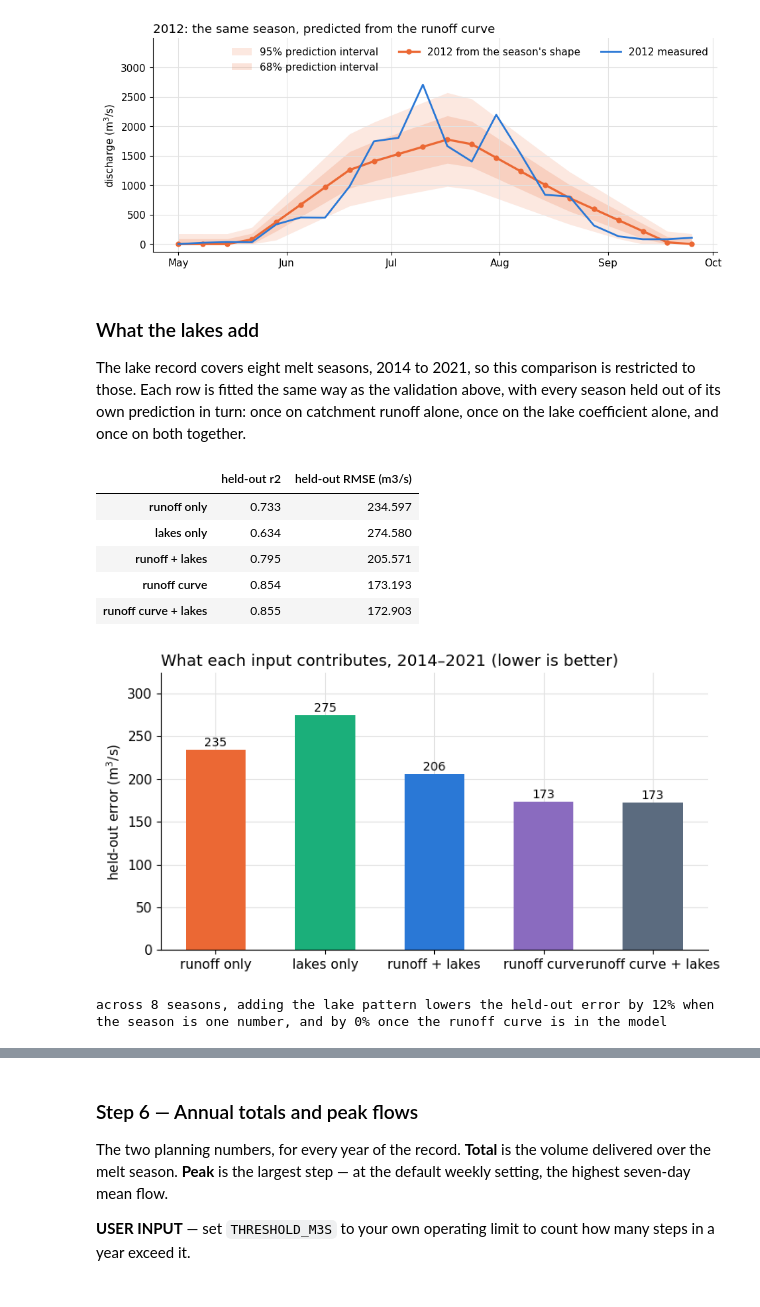
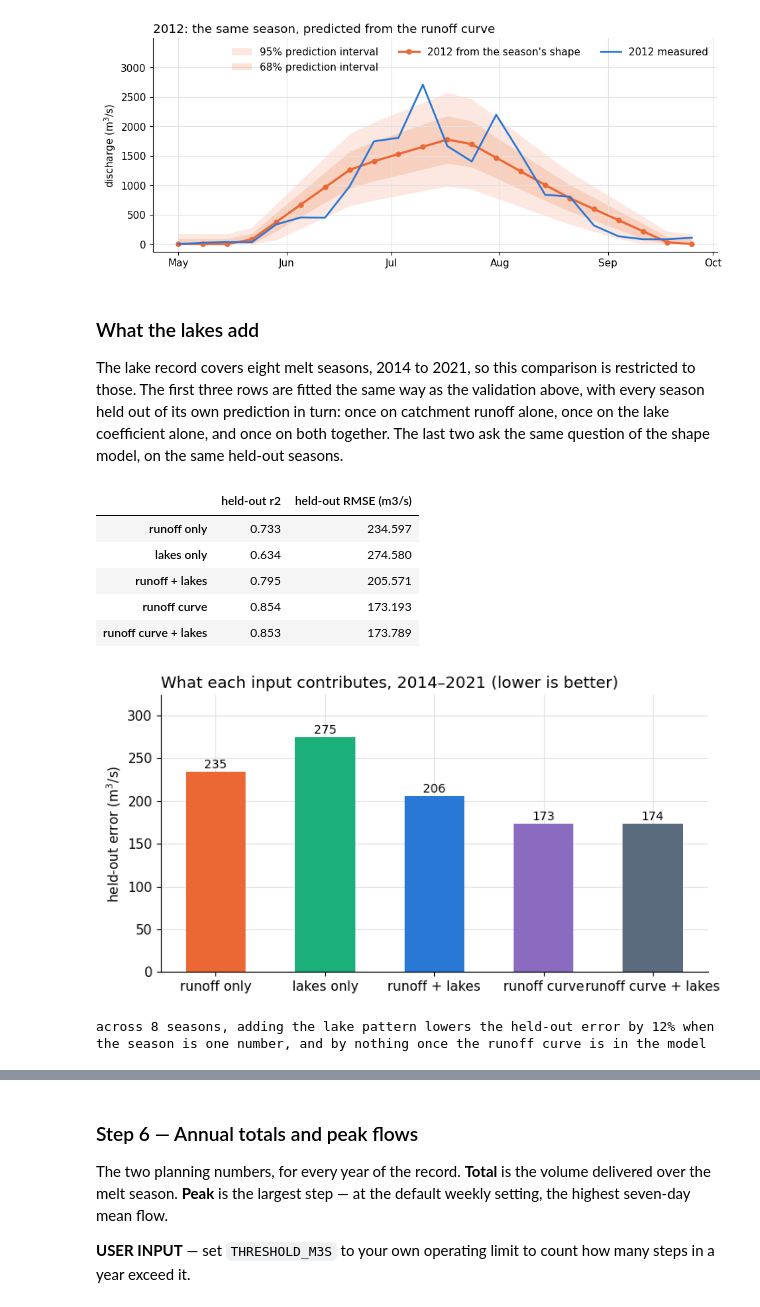
Before and after one commit to DTC-Ice-Sheets/dtc_is_notebooks, a Jupyter notebook: DTC-IS-Hydropower.ipynb, the cells around one changed output, grey strips where cells are left out. Drawn from its saved outputs; the diff is of its cells as text; code cells hidden in the pictures.

```diff
--- a/DTC-IS-Hydropower.ipynb
+++ b/DTC-IS-Hydropower.ipynb
@@ -713,9 +713,11 @@ Held out, every season: r2 = 0.86, typical error 184 m3/s, against 217 m3/s for
 ### What the lakes add
 
 The lake record covers eight melt seasons, 2014 to 2021, so this comparison is
-restricted to those. Each row is fitted the same way as the validation above,
-with every season held out of its own prediction in turn: once on catchment
-runoff alone, once on the lake coefficient alone, and once on both together.
+restricted to those. The first three rows are fitted the same way as the
+validation above, with every season held out of its own prediction in turn:
+once on catchment runoff alone, once on the lake coefficient alone, and once on
+both together. The last two ask the same question of the shape model, on the
+same held-out seasons.
 # %%
 #@title Compare runoff, lakes, and both together
 if lake_coefficients is not None:
@@ -750,40 +752,41 @@ if lake_coefficients is not None:
     display(contribution.round(3))
 
     fig, ax = plt.subplots(figsize=(7.5, 4))
     ax.set_axisbelow(True)
     bars = ax.bar(contribution.index, contribution["held-out RMSE (m3/s)"],
                   color=[MODEL, ALT, OBS, "#8a6bbf", "#5b6b7f"], width=0.55)
     for bar, value in zip(bars, contribution["held-out RMSE (m3/s)"], strict=False):
         ax.text(bar.get_x() + bar.get_width() / 2, value + 4, f"{value:.0f}",
                 ha="center", fontsize=10)
     ax.set_ylabel("held-out error (m$^3$/s)")
     ax.set_title(f"What each input contributes, {lake_seasons.min()}"
                  f"\u2013{lake_seasons.max()} (lower is better)", loc="left")
     ax.set_ylim(0, contribution["held-out RMSE (m3/s)"].max() * 1.18)
     plt.tight_layout()
     plt.show()
 
     def _gain(better: str, base: str) -> float:
         return (1 - contribution.loc[better, "held-out RMSE (m3/s)"]
                 / contribution.loc[base, "held-out RMSE (m3/s)"])
 
+    on_a_number = _gain("runoff + lakes", "runoff only")
+    on_a_curve = _gain("runoff curve + lakes", "runoff curve")
     print(f"across {len(lake_seasons)} seasons, adding the lake pattern lowers the "
-          f"held-out error by {_gain('runoff + lakes', 'runoff only'):.0%} when the "
-          f"season is one number, and by "
-          f"{_gain('runoff curve + lakes', 'runoff curve'):.0%} once the runoff "
-          f"curve is in the model")
+          f"held-out error by {on_a_number:.0%} when the season is one number, and "
+          f"by {'nothing' if on_a_curve < 0.005 else format(on_a_curve, '.0%')} "
+          f"once the runoff curve is in the model")
 else:
     print("The lake coefficients are not available in this run, so their "
           "contribution cannot be measured here.")
 # %% [output]
 |  | held-out r2 | held-out RMSE (m3/s) |
 | runoff only | 0.733 | 234.597 |
 | lakes only | 0.634 | 274.580 |
 | runoff + lakes | 0.795 | 205.571 |
 | runoff curve | 0.854 | 173.193 |
-| runoff curve + lakes | 0.855 | 172.903 |
+| runoff curve + lakes | 0.853 | 173.789 |
 [figure]
-across 8 seasons, adding the lake pattern lowers the held-out error by 12% when the season is one number, and by 0% once the runoff curve is in the model
+across 8 seasons, adding the lake pattern lowers the held-out error by 12% when the season is one number, and by nothing once the runoff curve is in the model
 # %% [markdown]
 Lakes alone predict less well than runoff alone, which is the expected shape:
 lake cover is a consequence of melt rather than a substitute for measuring it.
```
Also changed, not shown: parts of 4 cells of this notebook, 2 other files.
